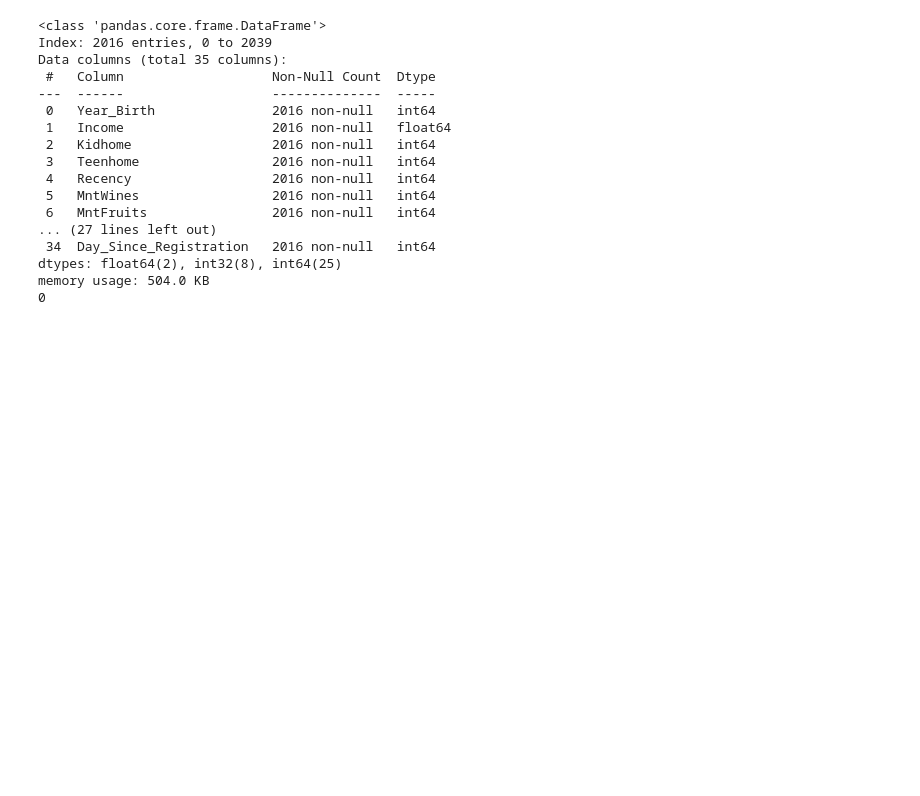
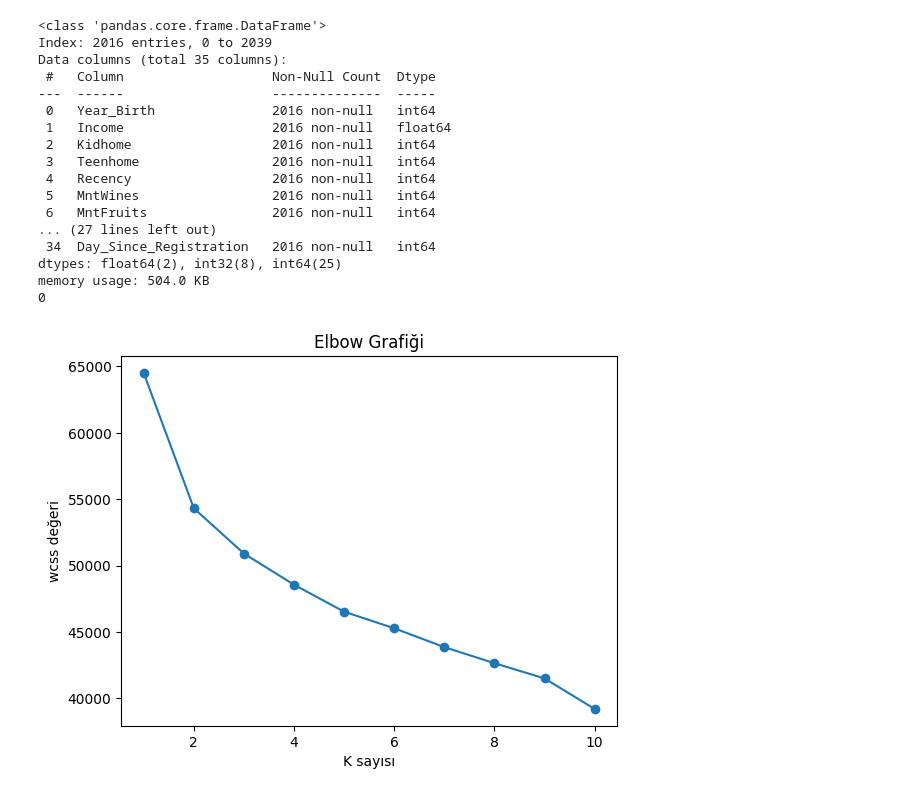
Before and after one commit to emrenescn/K-Means, a Jupyter notebook: CustomerPersonalityAnalysis.ipynb, the cells around one changed output. Cells and saved outputs as stored; diff of their text form; code cells hidden in the pictures; blank space fills up the shorter version.

```diff
--- a/CustomerPersonalityAnalysis.ipynb
+++ b/CustomerPersonalityAnalysis.ipynb
@@ -236,4 +241,23 @@ dtypes: float64(2), int32(8), int64(25)
 memory usage: 504.0 KB
 0
 # %%
-#scale edilecek,test_split,model eğitimi,sonuçlar ve görselleştirme eklenecek
+#verileri ölçeklendirelim
+X=data.select_dtypes(include='number')
+scaler=StandardScaler()
+X_scaled=scaler.fit_transform(X)
+# %%
+#en doğru k değerini bulmak için elbow yöntemini kullanıyoruz k için değerler deneyip grafiği çizip elbow noktasını k değeri olarak atayacağız
+wcss=[] #within cluster sum of square hata hesaplamalarını buraya toplayacağız
+for i in range(1,11):
+    kmeans=KMeans(n_clusters=i,random_state=42,n_init=10) # buradaki n_init değeri başlangıçta veri kümesine kaç nokta atanacağını söyler bunu 20 de yapabiliriz fakat yavaş çalışır
+    kmeans.fit(X_scaled)
+    wcss.append(kmeans.inertia_)  #wcss değerini diziye ekler
+# %%
+#elbow grafiği
+plt.plot(range(1,11),wcss,marker="o")
+plt.title("Elbow Grafiği")
+plt.xlabel("K sayısı")
+plt.ylabel("wcss değeri")
+plt.show()
+# %% [output]
+[figure, added]
```
Also changed, not shown: parts of 4 cells of this notebook.
